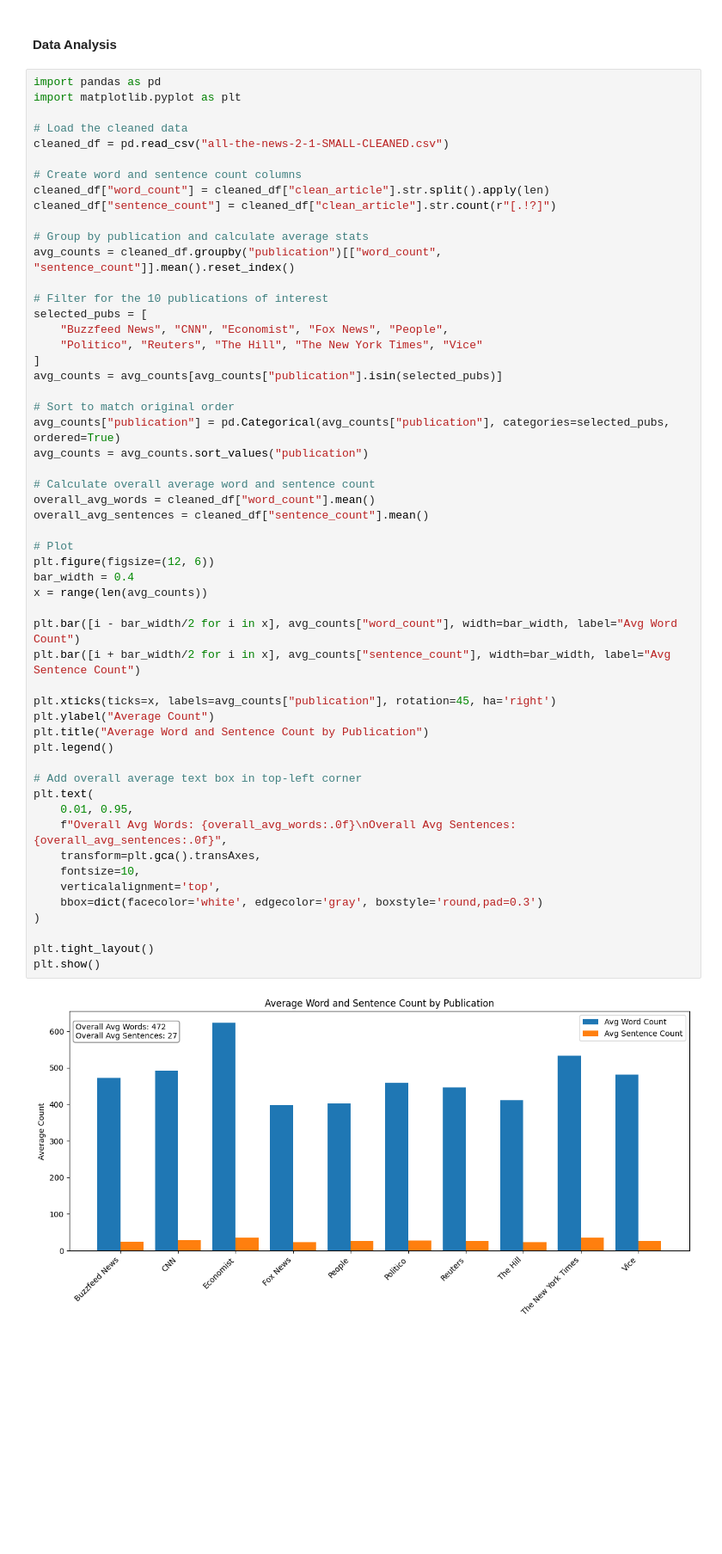
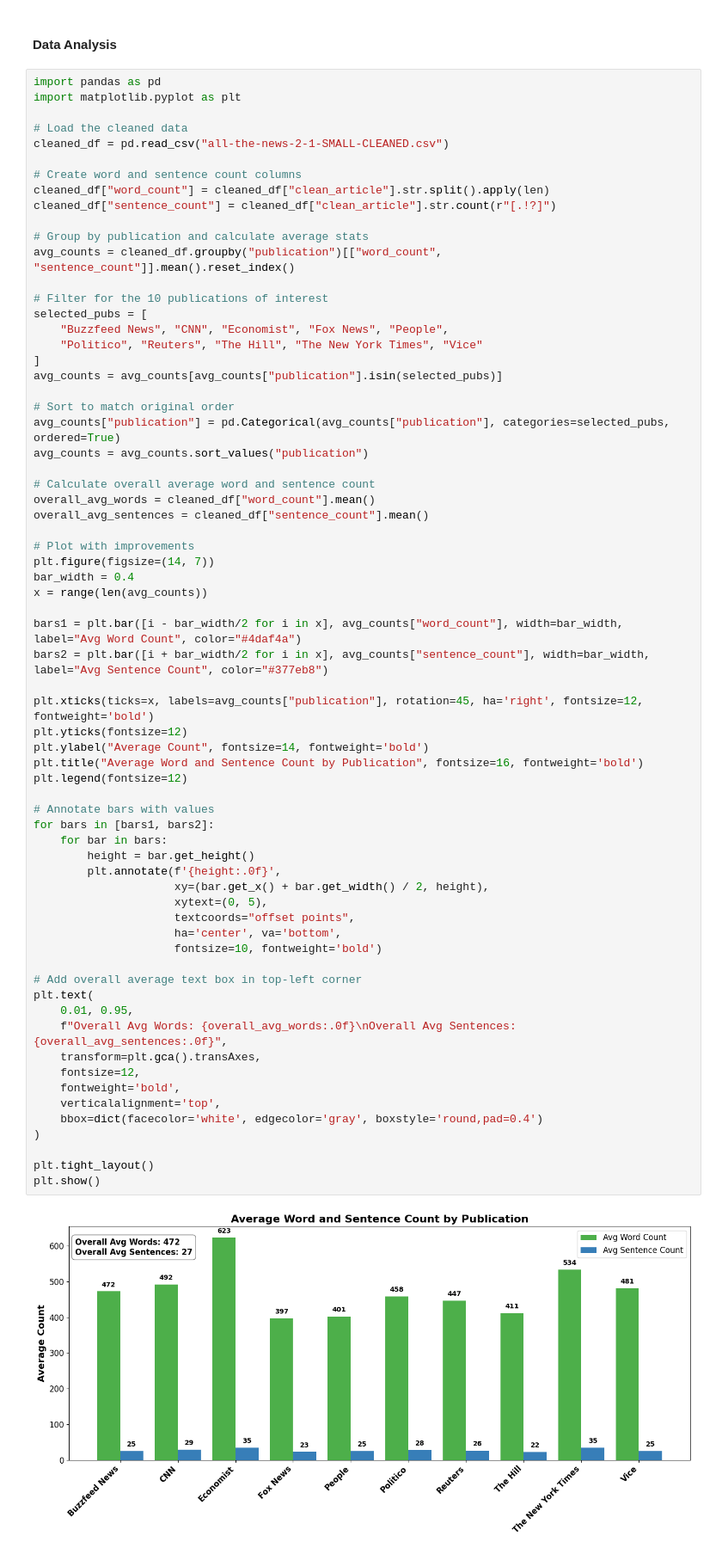
Before and after one commit to hunterschep/nlp-final-project, a Jupyter notebook: preliminaries/prep_data.ipynb, the cells around one changed output. Shown at 86% size. Drawn from its saved outputs; the diff is of its cells as text; blank space fills up the shorter version.

```diff
--- a/preliminaries/prep_data.ipynb
+++ b/preliminaries/prep_data.ipynb
@@ -399,41 +399,54 @@ avg_counts = cleaned_df.groupby("publication")[["word_count", "sentence_count"]]
 selected_pubs = [
     "Buzzfeed News", "CNN", "Economist", "Fox News", "People",
     "Politico", "Reuters", "The Hill", "The New York Times", "Vice"
 ]
 avg_counts = avg_counts[avg_counts["publication"].isin(selected_pubs)]
 
 # Sort to match original order
 avg_counts["publication"] = pd.Categorical(avg_counts["publication"], categories=selected_pubs, ordered=True)
 avg_counts = avg_counts.sort_values("publication")
 
 # Calculate overall average word and sentence count
 overall_avg_words = cleaned_df["word_count"].mean()
 overall_avg_sentences = cleaned_df["sentence_count"].mean()
 
-# Plot
-plt.figure(figsize=(12, 6))
+# Plot with improvements
+plt.figure(figsize=(14, 7))
 bar_width = 0.4
 x = range(len(avg_counts))
 
-plt.bar([i - bar_width/2 for i in x], avg_counts["word_count"], width=bar_width, label="Avg Word Count")
-plt.bar([i + bar_width/2 for i in x], avg_counts["sentence_count"], width=bar_width, label="Avg Sentence Count")
+bars1 = plt.bar([i - bar_width/2 for i in x], avg_counts["word_count"], width=bar_width, label="Avg Word Count", color="#4daf4a")
+bars2 = plt.bar([i + bar_width/2 for i in x], avg_counts["sentence_count"], width=bar_width, label="Avg Sentence Count", color="#377eb8")
 
-plt.xticks(ticks=x, labels=avg_counts["publication"], rotation=45, ha='right')
-plt.ylabel("Average Count")
-plt.title("Average Word and Sentence Count by Publication")
-plt.legend()
+plt.xticks(ticks=x, labels=avg_counts["publication"], rotation=45, ha='right', fontsize=12, fontweight='bold')
+plt.yticks(fontsize=12)
+plt.ylabel("Average Count", fontsize=14, fontweight='bold')
+plt.title("Average Word and Sentence Count by Publication", fontsize=16, fontweight='bold')
+plt.legend(fontsize=12)
+
+# Annotate bars with values
+for bars in [bars1, bars2]:
+    for bar in bars:
+        height = bar.get_height()
+        plt.annotate(f'{height:.0f}',
+                     xy=(bar.get_x() + bar.get_width() / 2, height),
+                     xytext=(0, 5),
+                     textcoords="offset points",
+                     ha='center', va='bottom',
+                     fontsize=10, fontweight='bold')
 
 # Add overall average text box in top-left corner
 plt.text(
     0.01, 0.95,
     f"Overall Avg Words: {overall_avg_words:.0f}\nOverall Avg Sentences: {overall_avg_sentences:.0f}",
     transform=plt.gca().transAxes,
-    fontsize=10,
+    fontsize=12,
+    fontweight='bold',
     verticalalignment='top',
-    bbox=dict(facecolor='white', edgecolor='gray', boxstyle='round,pad=0.3')
+    bbox=dict(facecolor='white', edgecolor='gray', boxstyle='round,pad=0.4')
 )
 
 plt.tight_layout()
 plt.show()
 # %% [output]
-[figure, old version]
+[figure, new version]
```
